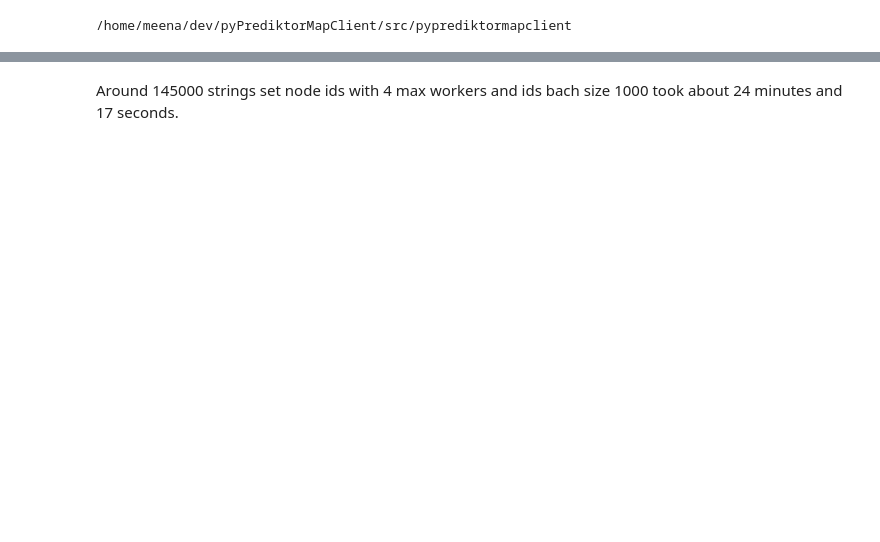
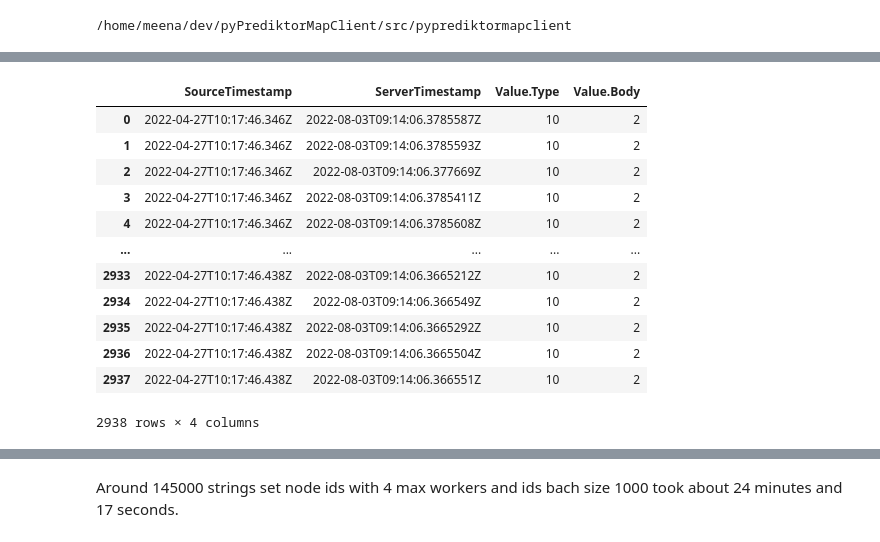
Before and after one commit to PrediktorAS/pyPrediktorMapClient, a Jupyter notebook: notebooks/test_functions.ipynb, the cells around one changed output, grey strips where cells are left out. Cells and saved outputs as stored; diff of their text form; code cells hidden in the pictures; blank space fills up the shorter version.

```diff
--- a/notebooks/test_functions.ipynb
+++ b/notebooks/test_functions.ipynb
@@ -40,0 +104,16 @@ strings = mdx.get_object_descendants("StringSetType", ['3:1:SSO.BR-AP'], "PV_Ass
+# %%
+df
+# %% [output]
+|  | SourceTimestamp | ServerTimestamp | Value.Type | Value.Body |
+| 0 | 2022-04-27T10:17:46.346Z | 2022-08-03T09:14:06.3785587Z | 10 | 2 |
+| 1 | 2022-04-27T10:17:46.346Z | 2022-08-03T09:14:06.3785593Z | 10 | 2 |
+| 2 | 2022-04-27T10:17:46.346Z | 2022-08-03T09:14:06.377669Z | 10 | 2 |
+| 3 | 2022-04-27T10:17:46.346Z | 2022-08-03T09:14:06.3785411Z | 10 | 2 |
+| 4 | 2022-04-27T10:17:46.346Z | 2022-08-03T09:14:06.3785608Z | 10 | 2 |
+| ... | ... | ... | ... | ... |
+| 2933 | 2022-04-27T10:17:46.438Z | 2022-08-03T09:14:06.3665212Z | 10 | 2 |
+| 2934 | 2022-04-27T10:17:46.438Z | 2022-08-03T09:14:06.366549Z | 10 | 2 |
+| 2935 | 2022-04-27T10:17:46.438Z | 2022-08-03T09:14:06.3665292Z | 10 | 2 |
+| 2936 | 2022-04-27T10:17:46.438Z | 2022-08-03T09:14:06.3665504Z | 10 | 2 |
+| 2937 | 2022-04-27T10:17:46.438Z | 2022-08-03T09:14:06.366551Z | 10 | 2 |
+2938 rows × 4 columns
```
Also changed, not shown: parts of 125 cells of this notebook, 7 other files.
